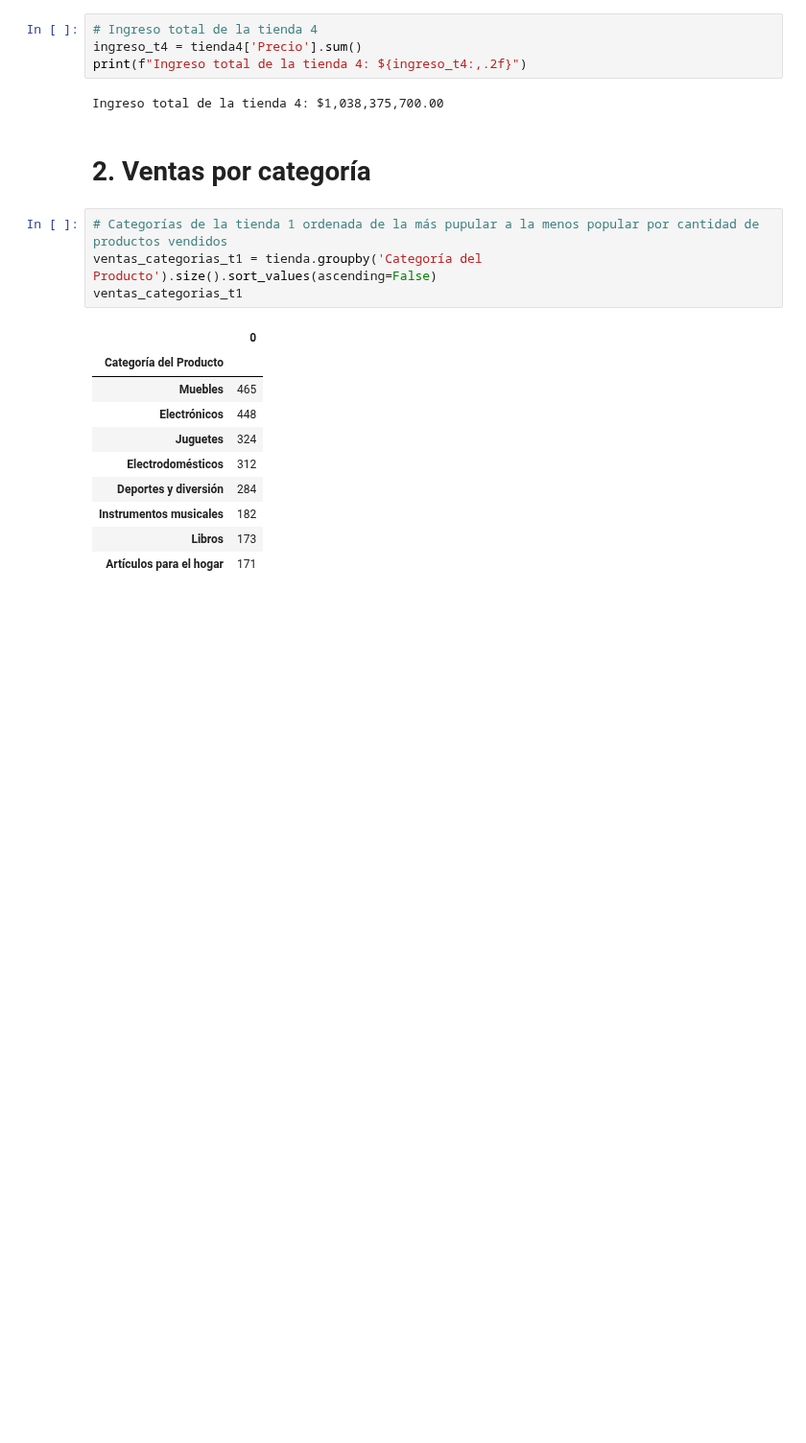
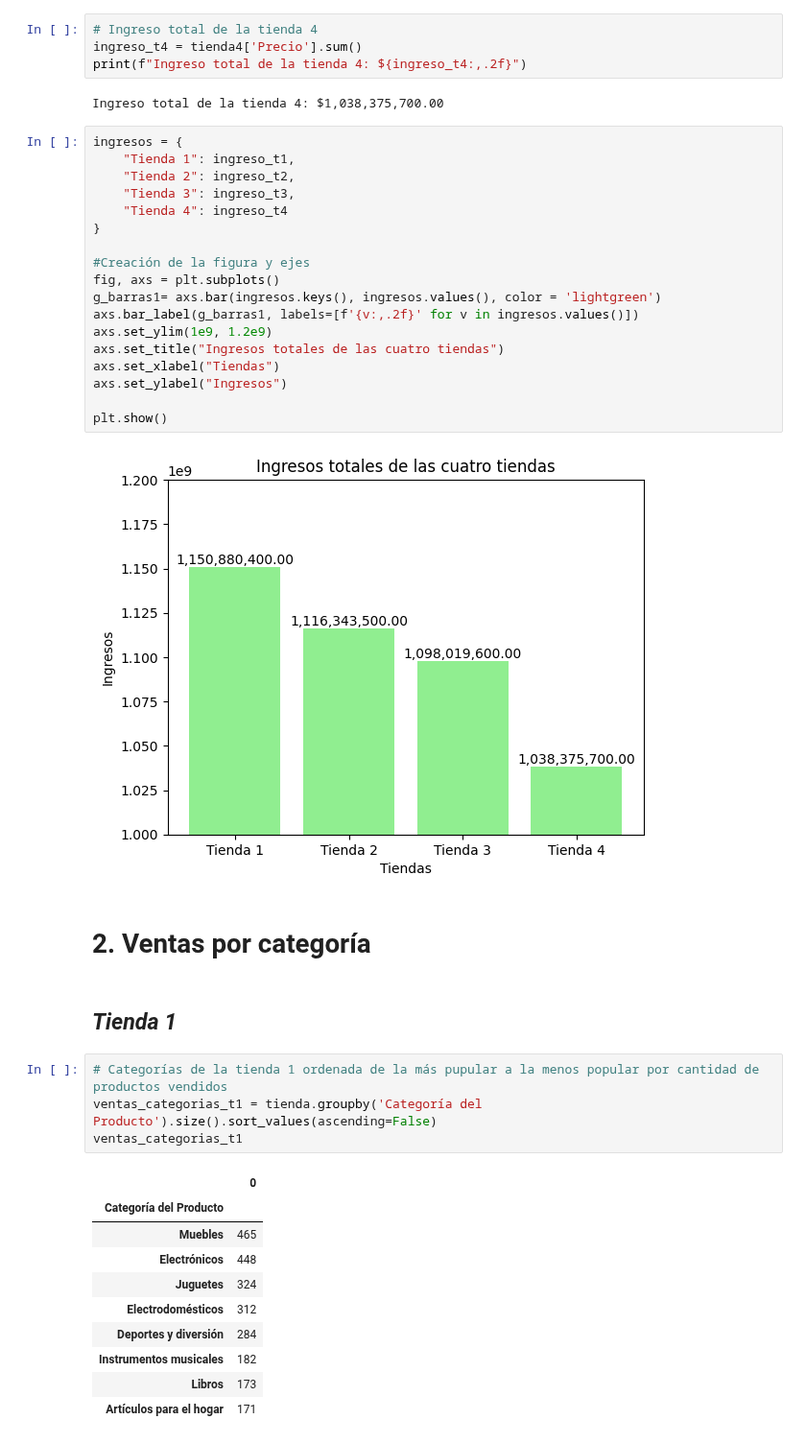
Before and after one commit to MiguelVR9/challenge-python-DS-alura, a Jupyter notebook: AluraStoreLatam.ipynb, the cells around one changed output. Shown at 96% size. Saved outputs shown, nothing was run; the diff lists cells and outputs as text; blank space fills up the shorter version.

Commit message:
Generación de los gráficos correspondientes a la etapa de visualización de datos

```diff
--- a/AluraStoreLatam.ipynb
+++ b/AluraStoreLatam.ipynb
@@ -114,8 +123,30 @@ ingreso_t4 = tienda4['Precio'].sum()
 print(f"Ingreso total de la tienda 4: ${ingreso_t4:,.2f}")
 # %% [output]
 Ingreso total de la tienda 4: $1,038,375,700.00
+# %%
+ingresos = {
+    "Tienda 1": ingreso_t1,
+    "Tienda 2": ingreso_t2,
+    "Tienda 3": ingreso_t3,
+    "Tienda 4": ingreso_t4
+}
+
+#Creación de la figura y ejes
+fig, axs = plt.subplots()
+g_barras1= axs.bar(ingresos.keys(), ingresos.values(), color = 'lightgreen')
+axs.bar_label(g_barras1, labels=[f'{v:,.2f}' for v in ingresos.values()])
+axs.set_ylim(1e9, 1.2e9)
+axs.set_title("Ingresos totales de las cuatro tiendas")
+axs.set_xlabel("Tiendas")
+axs.set_ylabel("Ingresos")
+
+plt.show()
+# %% [output]
+[figure, added]
 # %% [markdown]
 # 2. Ventas por categoría
+# %% [markdown]
+## *Tienda 1*
 # %%
 # Categorías de la tienda 1 ordenada de la más pupular a la menos popular por cantidad de productos vendidos
 ventas_categorias_t1 = tienda.groupby('Categoría del Producto').size().sort_values(ascending=False)
```
Also changed, not shown: parts of 15 cells of this notebook.
